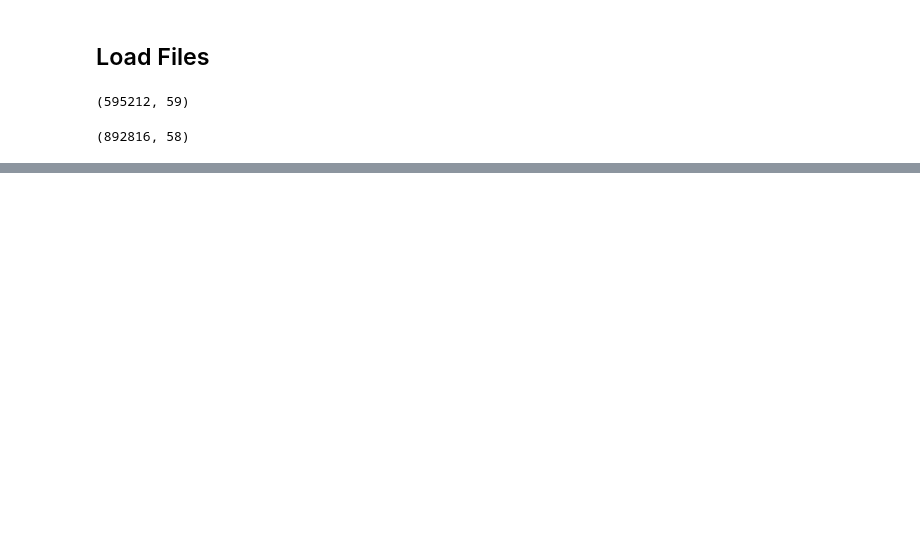
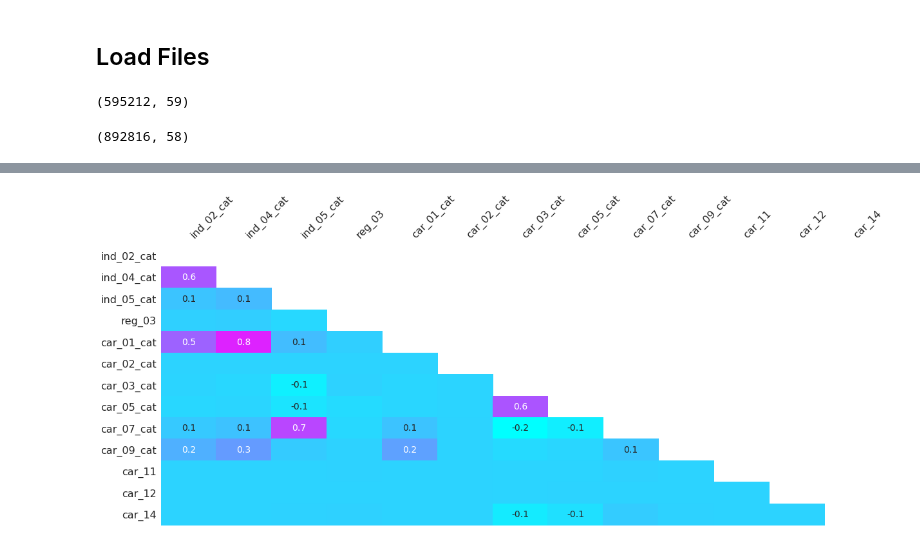
Before and after one commit to raphaelrrcoelho/porto-seguro-safe-driver, a Jupyter notebook: porto_seguro.ipynb, the cells around one changed output, grey strips where cells are left out. Drawn from its saved outputs; the diff is of its cells as text; code cells hidden in the pictures; blank space fills up the shorter version.

```diff
--- a/porto_seguro.ipynb
+++ b/porto_seguro.ipynb
@@ -73,0 +247,5 @@ id_test = test['id'].values
+# %%
+# Correlations between missing values
+msno.heatmap(df_null, figsize = (20,8), cmap = colormap)
+# %% [output]
+[figure, added]
```
Also changed, not shown: parts of 27 cells of this notebook, 2 other files.
